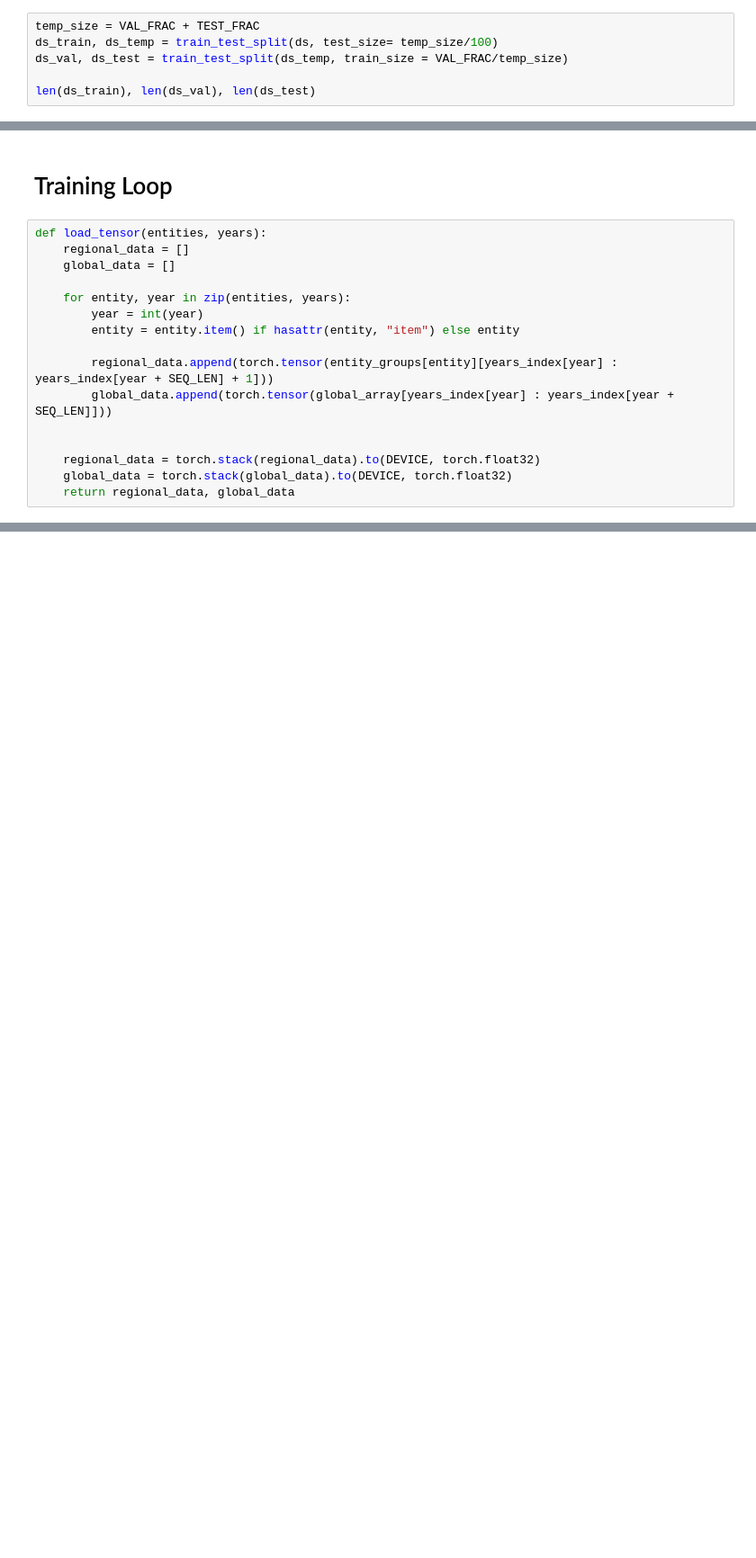
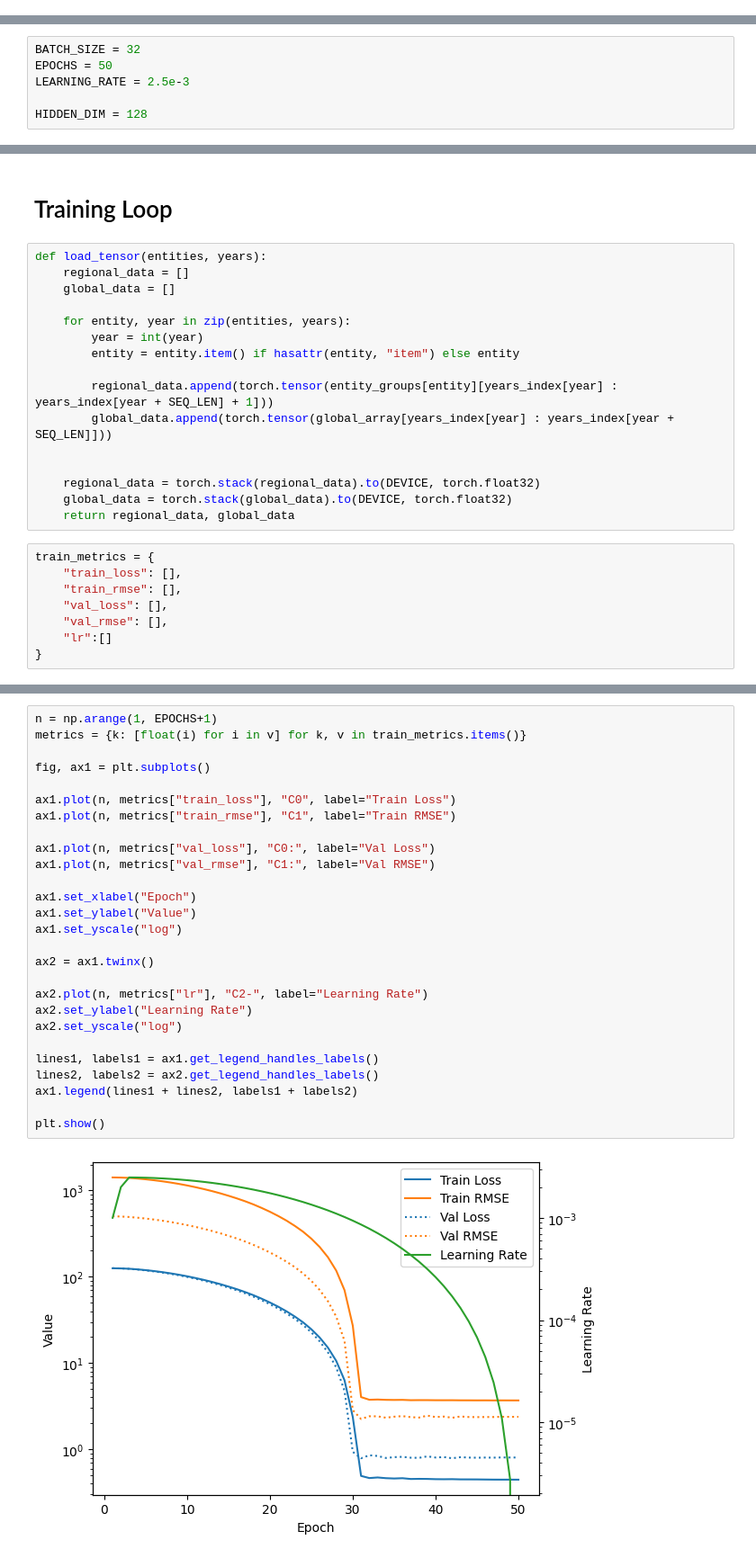
Before and after one commit to Nicohim87/TransformerForTimeSeriesData, a Jupyter notebook: gdp_per_capita_pred.ipynb, the cells around one changed output, grey strips where cells are left out. Shown at 90% size. Cells and saved outputs as stored; diff of their text form; blank space fills up the shorter version.

Commit message:
feat: training and evaluation

```diff
--- a/gdp_per_capita_pred.ipynb
+++ b/gdp_per_capita_pred.ipynb
@@ -75,6 +143,0 @@ HIDDEN_DIM = 64
-# %%
-temp_size = VAL_FRAC + TEST_FRAC
-ds_train, ds_temp = train_test_split(ds, test_size= temp_size/100)
-ds_val, ds_test = train_test_split(ds_temp, train_size = VAL_FRAC/temp_size)
-
-len(ds_train), len(ds_val), len(ds_test)
@@ -83,3 +144,9 @@ len(ds_train), len(ds_val), len(ds_test)
+# %%
+BATCH_SIZE = 32
+EPOCHS = 50
+LEARNING_RATE = 2.5e-3
+
+HIDDEN_DIM = 128
 # %%
 train_loader = DataLoader(ds_train, batch_size = BATCH_SIZE, shuffle=True)
 val_loader = DataLoader(ds_val, batch_size = BATCH_SIZE)
@@ -148,6 +222,14 @@ def load_tensor(entities, years):
     regional_data = torch.stack(regional_data).to(DEVICE, torch.float32)
     global_data = torch.stack(global_data).to(DEVICE, torch.float32)
     return regional_data, global_data
+# %%
+train_metrics = {
+    "train_loss": [],
+    "train_rmse": [],
+    "val_loss": [],
+    "val_rmse": [],
+    "lr":[]
+}
 # %%
 for e in range(EPOCHS):
     model.train()
@@ -166,0 +354,29 @@ KeyboardInterrupt:
+# %%
+n = np.arange(1, EPOCHS+1)
+metrics = {k: [float(i) for i in v] for k, v in train_metrics.items()}
+
+fig, ax1 = plt.subplots()
+
+ax1.plot(n, metrics["train_loss"], "C0", label="Train Loss")
+ax1.plot(n, metrics["train_rmse"], "C1", label="Train RMSE")
+
+ax1.plot(n, metrics["val_loss"], "C0:", label="Val Loss")
+ax1.plot(n, metrics["val_rmse"], "C1:", label="Val RMSE")
+
+ax1.set_xlabel("Epoch")
+ax1.set_ylabel("Value")
+ax1.set_yscale("log")
+
+ax2 = ax1.twinx()
+
+ax2.plot(n, metrics["lr"], "C2-", label="Learning Rate")
+ax2.set_ylabel("Learning Rate")
+ax2.set_yscale("log")
+
+lines1, labels1 = ax1.get_legend_handles_labels()
+lines2, labels2 = ax2.get_legend_handles_labels()
+ax1.legend(lines1 + lines2, labels1 + labels2)
+
+plt.show()
+# %% [output]
+[figure, added]
```
Also changed, not shown: parts of 31 cells of this notebook.
